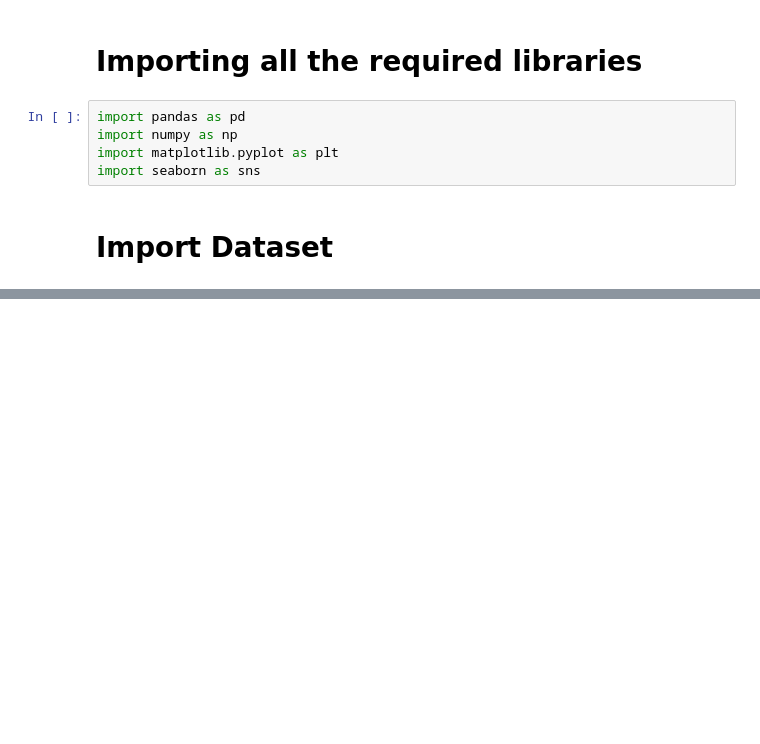
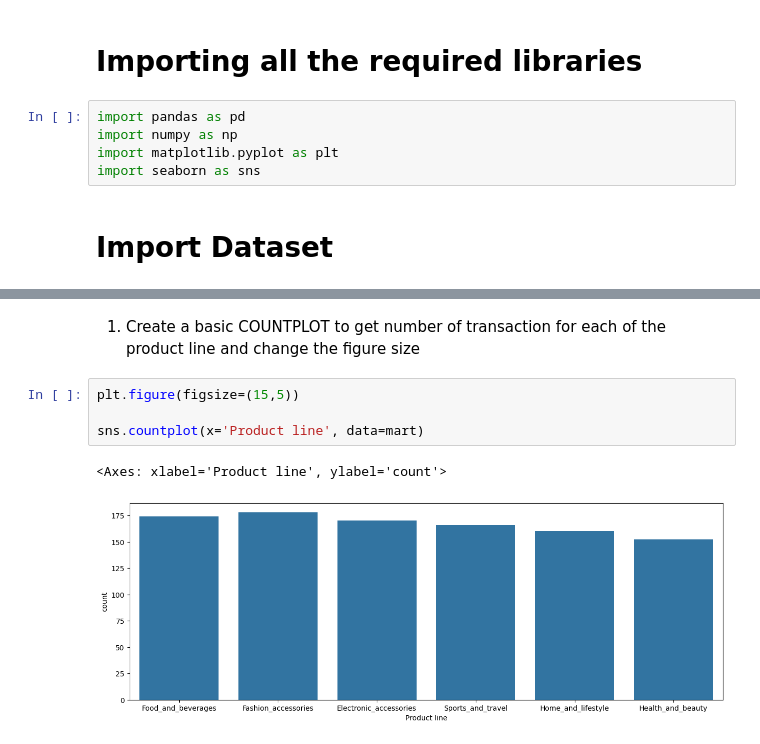
Before and after one commit to Suraj-kumar121K/SEABORN, a Jupyter notebook: CODE/Intrduction/intro_Seaborn.ipynb, the cells around one changed output, grey strips where cells are left out. Drawn from its saved outputs; the diff is of its cells as text; blank space fills up the shorter version.

```diff
--- a/CODE/Intrduction/intro_Seaborn.ipynb
+++ b/CODE/Intrduction/intro_Seaborn.ipynb
@@ -59,0 +68,9 @@ mart.shape()
+# %% [markdown]
+1. Create a basic COUNTPLOT to get number of transaction for each of the product line and change the figure size
+# %%
+plt.figure(figsize=(15,5))
+
+sns.countplot(x='Product line', data=mart)
+# %% [output]
+<Axes: xlabel='Product line', ylabel='count'>
+[figure, added]
```
Also changed, not shown: parts of 9 cells of this notebook, 1 other file.
